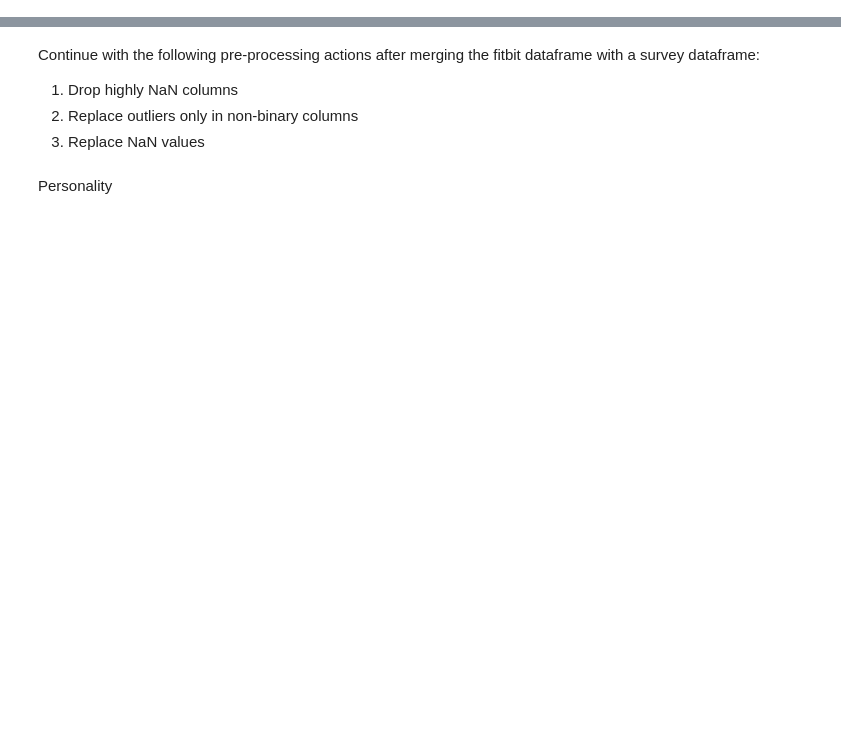
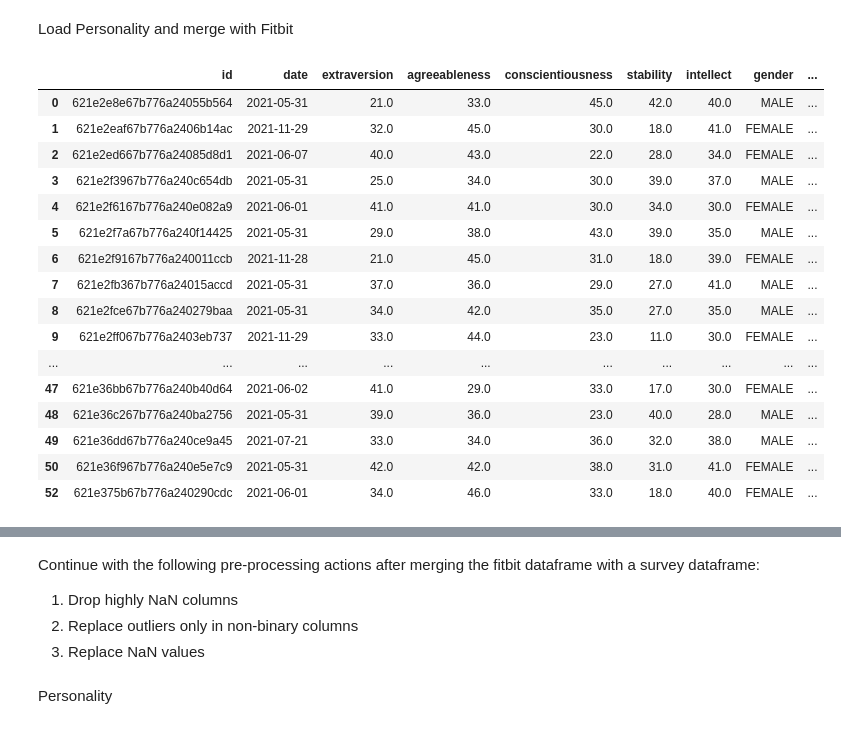
Before and after one commit to kcristinaa/RAIS-miniproject, a Jupyter notebook: surveys_preprocessing.ipynb, the cells around one changed output, grey strips where cells are left out. Drawn from its saved outputs; the diff is of its cells as text; code cells hidden in the pictures; blank space fills up the shorter version.

Commit message:
surveys preprocessing

```diff
--- a/surveys_preprocessing.ipynb
+++ b/surveys_preprocessing.ipynb
@@ -4,0 +30,27 @@ import preprocessing_functions
+# %% [markdown]
+Load Personality and merge with Fitbit
+# %%
+big5 = pd.read_pickle('./data/surveys/personality.pkl')
+big5 = big5.rename(columns={"user_id": "id", "submitdate": "date"})
+big5["date"] = pd.to_datetime(pd.to_datetime(big5["date"]).dt.date)
+big5.drop_duplicates(subset='id', keep='first', inplace=True)
+big5 = big5.drop(columns=['type'])
+big5
+# %% [output]
+|  | id | date | extraversion | agreeableness | conscientiousness | stability | intellect | gender | ... |
+| 0 | 621e2e8e67b776a24055b564 | 2021-05-31 | 21.0 | 33.0 | 45.0 | 42.0 | 40.0 | MALE | ... |
+| 1 | 621e2eaf67b776a2406b14ac | 2021-11-29 | 32.0 | 45.0 | 30.0 | 18.0 | 41.0 | FEMALE | ... |
+| 2 | 621e2ed667b776a24085d8d1 | 2021-06-07 | 40.0 | 43.0 | 22.0 | 28.0 | 34.0 | FEMALE | ... |
+| 3 | 621e2f3967b776a240c654db | 2021-05-31 | 25.0 | 34.0 | 30.0 | 39.0 | 37.0 | MALE | ... |
+| 4 | 621e2f6167b776a240e082a9 | 2021-06-01 | 41.0 | 41.0 | 30.0 | 34.0 | 30.0 | FEMALE | ... |
+| 5 | 621e2f7a67b776a240f14425 | 2021-05-31 | 29.0 | 38.0 | 43.0 | 39.0 | 35.0 | MALE | ... |
+| 6 | 621e2f9167b776a240011ccb | 2021-11-28 | 21.0 | 45.0 | 31.0 | 18.0 | 39.0 | FEMALE | ... |
+| 7 | 621e2fb367b776a24015accd | 2021-05-31 | 37.0 | 36.0 | 29.0 | 27.0 | 41.0 | MALE | ... |
+| 8 | 621e2fce67b776a240279baa | 2021-05-31 | 34.0 | 42.0 | 35.0 | 27.0 | 35.0 | MALE | ... |
+| 9 | 621e2ff067b776a2403eb737 | 2021-11-29 | 33.0 | 44.0 | 23.0 | 11.0 | 30.0 | FEMALE | ... |
+| ... | ... | ... | ... | ... | ... | ... | ... | ... | ... |
+| 47 | 621e36bb67b776a240b40d64 | 2021-06-02 | 41.0 | 29.0 | 33.0 | 17.0 | 30.0 | FEMALE | ... |
+| 48 | 621e36c267b776a240ba2756 | 2021-05-31 | 39.0 | 36.0 | 23.0 | 40.0 | 28.0 | MALE | ... |
+| 49 | 621e36dd67b776a240ce9a45 | 2021-07-21 | 33.0 | 34.0 | 36.0 | 32.0 | 38.0 | MALE | ... |
+| 50 | 621e36f967b776a240e5e7c9 | 2021-05-31 | 42.0 | 42.0 | 38.0 | 31.0 | 41.0 | FEMALE | ... |
+| 52 | 621e375b67b776a240290cdc | 2021-06-01 | 34.0 | 46.0 | 33.0 | 18.0 | 40.0 | FEMALE | ... |
```
Also changed, not shown: parts of 27 cells of this notebook, 7 other files.
